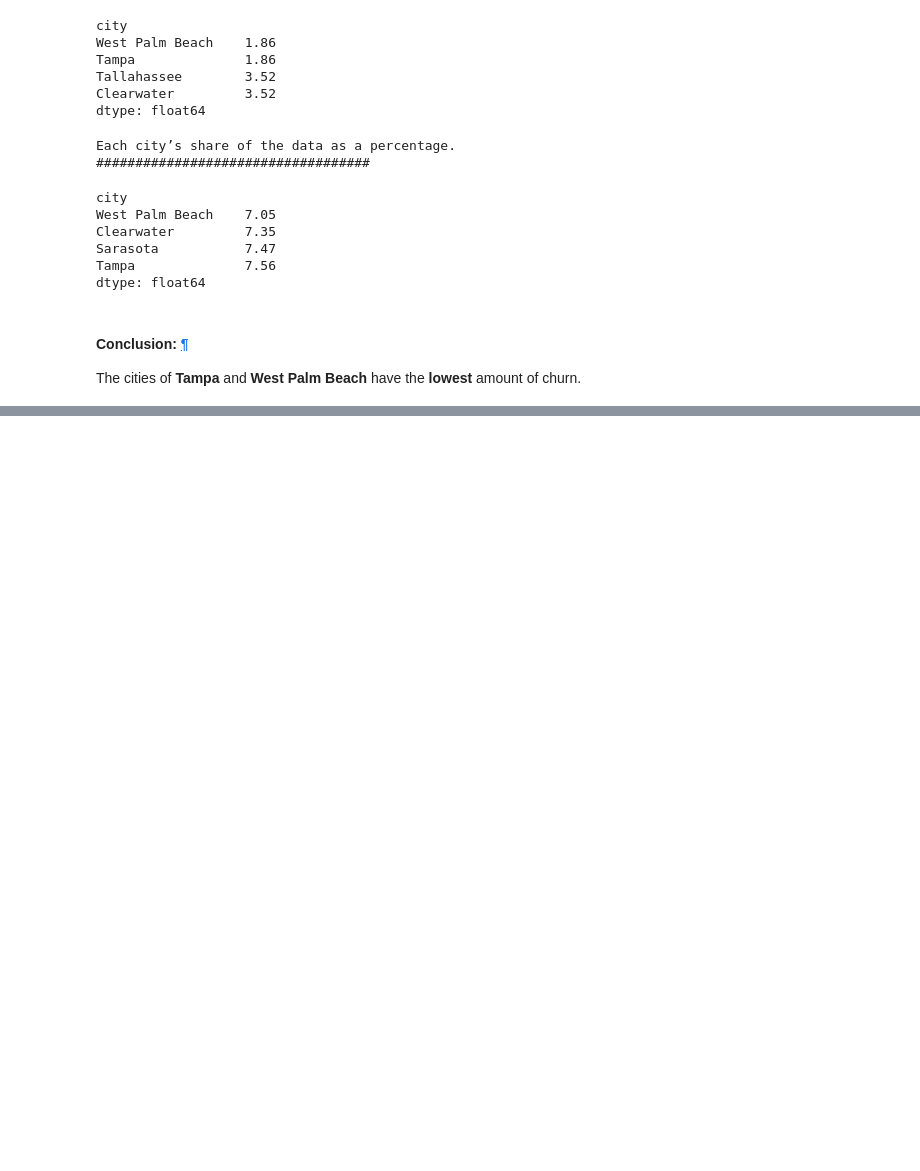
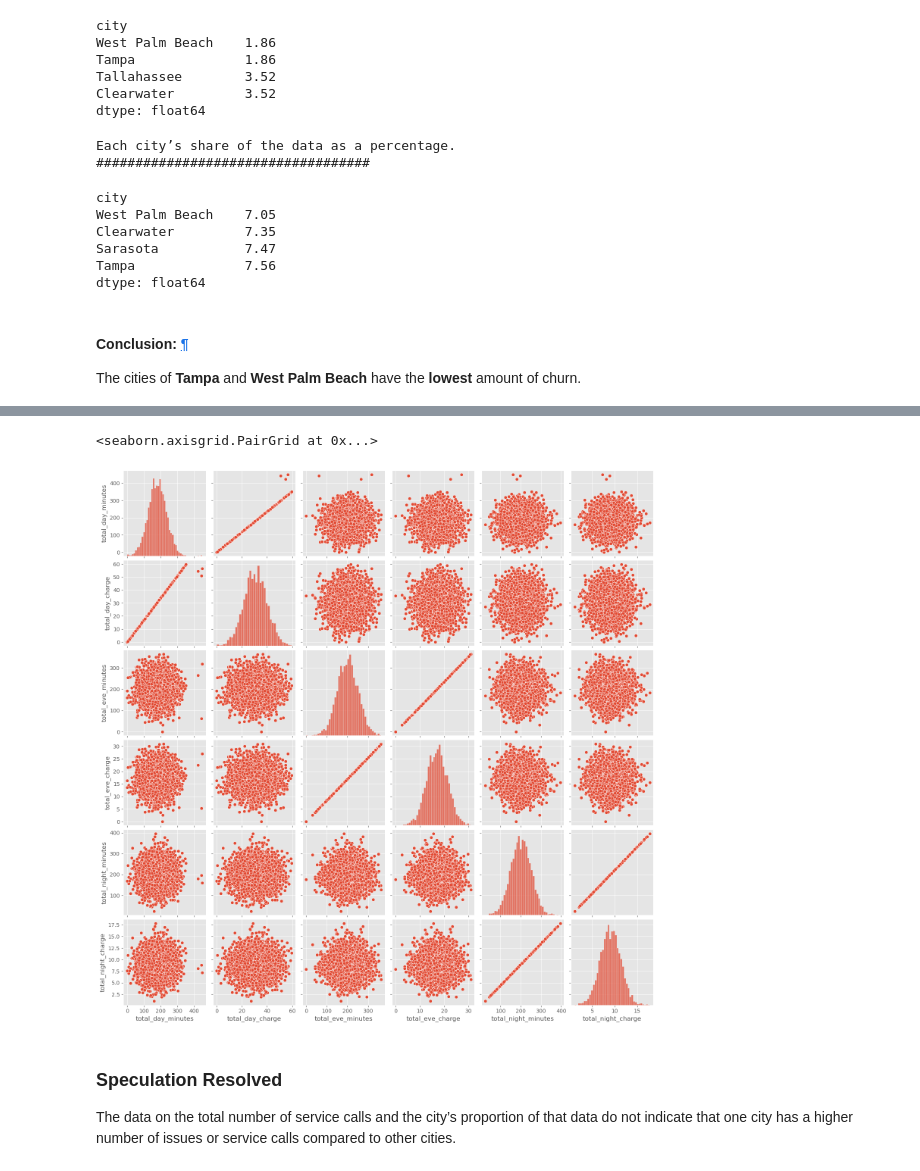
Before and after one commit to Dabbeljuh/Data-Analyst---Analyse-der-Kundenabwanderung, a Jupyter notebook: Analyse_der_Kundenabwanderung.ipynb, the cells around one changed output, grey strips where cells are left out. Saved outputs shown, nothing was run; the diff lists cells and outputs as text; code cells hidden in the pictures; blank space fills up the shorter version.

```diff
--- a/Analyse_der_Kundenabwanderung.ipynb
+++ b/Analyse_der_Kundenabwanderung.ipynb
@@ -791,0 +882,3 @@ The cities of <b>Tampa</b> and <b>West Palm Beach</b> have the <b>lowest</b> amo
+# %%
+# change churn to int for analyse
+df['churn'] = df['churn'].astype('int8')
@@ -791,0 +1073,11 @@ The cities of <b>Tampa</b> and <b>West Palm Beach</b> have the <b>lowest</b> amo
+# %%
+float_cols = ['total_day_minutes', 'total_day_charge', 'total_eve_minutes', 'total_eve_charge',
+              'total_night_minutes','total_night_charge']
+# %%
+sns.pairplot(data=df[float_cols])
+# %% [output]
+<seaborn.axisgrid.PairGrid at 0x...>
+[figure, added]
+# %% [markdown]
+### Speculation Resolved
+The data on the total number of service calls and the city’s proportion of that data do not indicate that one city has a higher number of issues or service calls compared to other cities.
```
Also changed, not shown: parts of 20 cells of this notebook.
